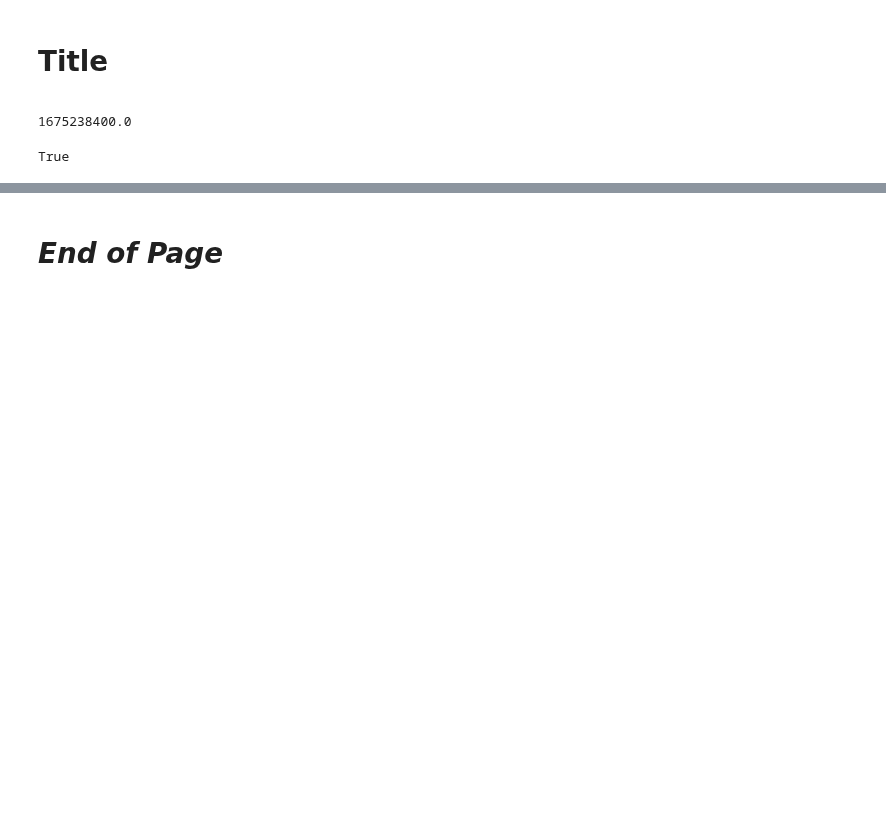
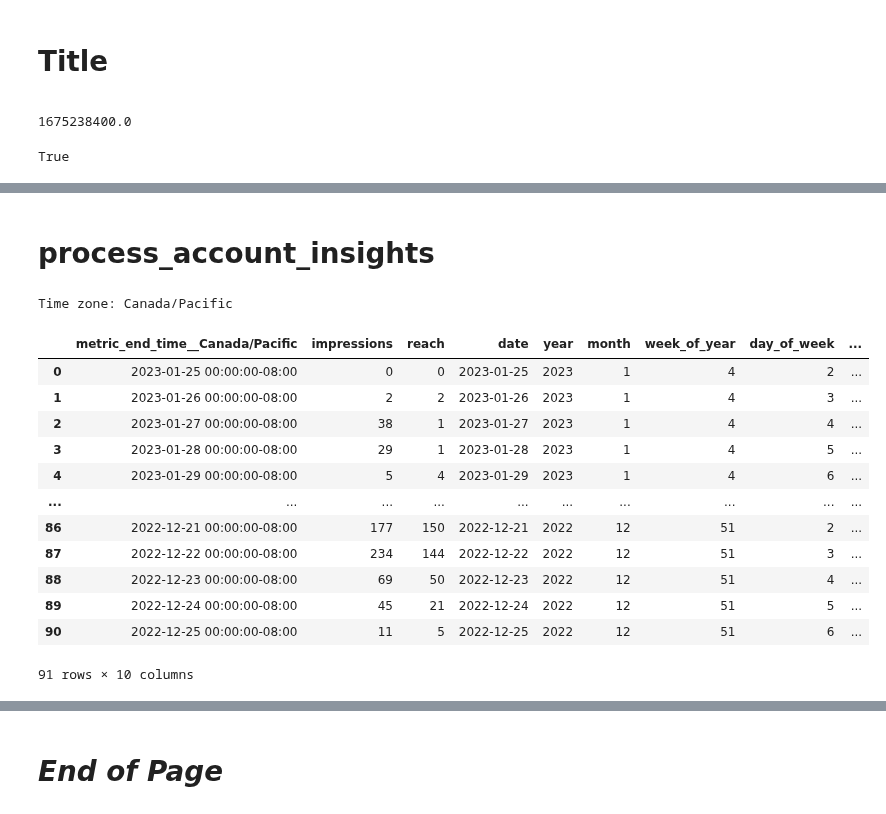
Before and after one commit to silvhua/online-PT-business-KPI, a Jupyter notebook: notebooks/2023-02-25 IG user insights.ipynb, the cells around one changed output, grey strips where cells are left out. Cells and saved outputs as stored; diff of their text form; code cells hidden in the pictures; blank space fills up the shorter version.

```diff
--- a/notebooks/2023-02-25 IG user insights.ipynb
+++ b/notebooks/2023-02-25 IG user insights.ipynb
@@ -118,0 +152,4 @@ https://graph.facebook.com/v15.0/17841403231458630/insights?metric=impressions%2
+# %%
+since='2023-01-30'
+since = datetime.strptime(since, "%Y-%m-%d")
+since
@@ -118,0 +158,6 @@ https://graph.facebook.com/v15.0/17841403231458630/insights?metric=impressions%2
+# %%
+print(response_json_dict[2]['data'][0]['values'][0]['end_time'])
+timestamp = response_json_dict[2]['data'][0]['values'][0]['end_time']
+# datetime.strptime(re.sub(r'(.+)T.+', r'\1', timestamp), "%Y-%m-%d")
+datetime.fromtimestamp(timestamp)
+# re.sub(r'(.+)T.+', r'\1', timestamp)
@@ -118,0 +560,2 @@ https://graph.facebook.com/v15.0/17841403231458630/insights?metric=impressions%2
+# %% [markdown]
+# process_account_insights
@@ -118,0 +583,48 @@ https://graph.facebook.com/v15.0/17841403231458630/insights?metric=impressions%2
+# %%
+
+def process_account_insights(
+    input_df, data_column_suffix='value', timestamp_column_suffix='end_time',
+    streamlit=False, timezone='Canada/Pacific'
+    ):
+
+    timestamp_columns = input_df.filter(regex=timestamp_column_suffix).columns
+    # Check to see if all the timestamp columns are identical before proceeding
+    for index, column in enumerate(timestamp_columns[:-1]):
+        if input_df[column].equals(input_df[timestamp_columns[index+1]]):
+            continue
+        else:
+            print('Error: timestamp columns are not all identical')
+            break
+    df = pd.concat([
+        input_df[column],
+        input_df.filter(regex=data_column_suffix)
+        ], axis=1)
+    if timezone:
+        print('Time zone:', timezone)
+        df[column] = pd.to_datetime(df[column]).dt.tz_convert(timezone)
+    else:
+        print('Time stamps in UTC time')
+    df.columns = df.columns.str.replace(f'_{data_column_suffix}', f'', regex=False)
+    timezone_suffix = '_'+timezone if timezone else 'UTC'
+    timestamp_column_name = f'metric_{timestamp_column_suffix}_{timezone_suffix}'
+    df = df.rename(columns={column: timestamp_column_name})
+    df = process_df_timestamp2(df, timestamp_column=timestamp_column_name) ## !! update the function
+
+    return df
+
+process_account_insights(df3)
+# %% [output]
+Time zone: Canada/Pacific
+|  | metric_end_time__Canada/Pacific | impressions | reach | date | year | month | week_of_year | day_of_week | ... |
+| 0 | 2023-01-25 00:00:00-08:00 | 0 | 0 | 2023-01-25 | 2023 | 1 | 4 | 2 | ... |
+| 1 | 2023-01-26 00:00:00-08:00 | 2 | 2 | 2023-01-26 | 2023 | 1 | 4 | 3 | ... |
+| 2 | 2023-01-27 00:00:00-08:00 | 38 | 1 | 2023-01-27 | 2023 | 1 | 4 | 4 | ... |
+| 3 | 2023-01-28 00:00:00-08:00 | 29 | 1 | 2023-01-28 | 2023 | 1 | 4 | 5 | ... |
+| 4 | 2023-01-29 00:00:00-08:00 | 5 | 4 | 2023-01-29 | 2023 | 1 | 4 | 6 | ... |
+| ... | ... | ... | ... | ... | ... | ... | ... | ... | ... |
+| 86 | 2022-12-21 00:00:00-08:00 | 177 | 150 | 2022-12-21 | 2022 | 12 | 51 | 2 | ... |
+| 87 | 2022-12-22 00:00:00-08:00 | 234 | 144 | 2022-12-22 | 2022 | 12 | 51 | 3 | ... |
+| 88 | 2022-12-23 00:00:00-08:00 | 69 | 50 | 2022-12-23 | 2022 | 12 | 51 | 4 | ... |
+| 89 | 2022-12-24 00:00:00-08:00 | 45 | 21 | 2022-12-24 | 2022 | 12 | 51 | 5 | ... |
+| 90 | 2022-12-25 00:00:00-08:00 | 11 | 5 | 2022-12-25 | 2022 | 12 | 51 | 6 | ... |
+91 rows × 10 columns
```
Also changed, not shown: parts of 21 cells of this notebook.
